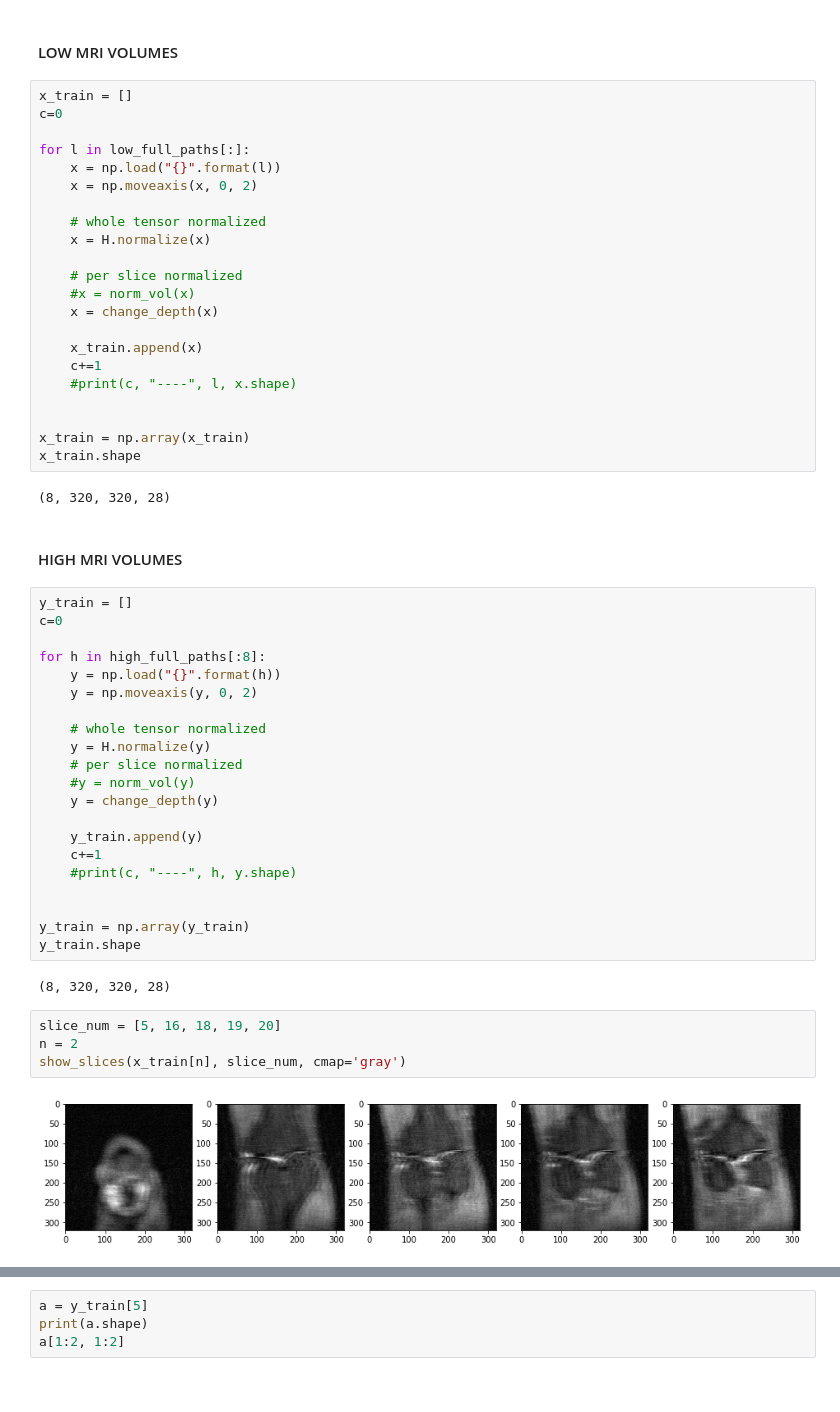
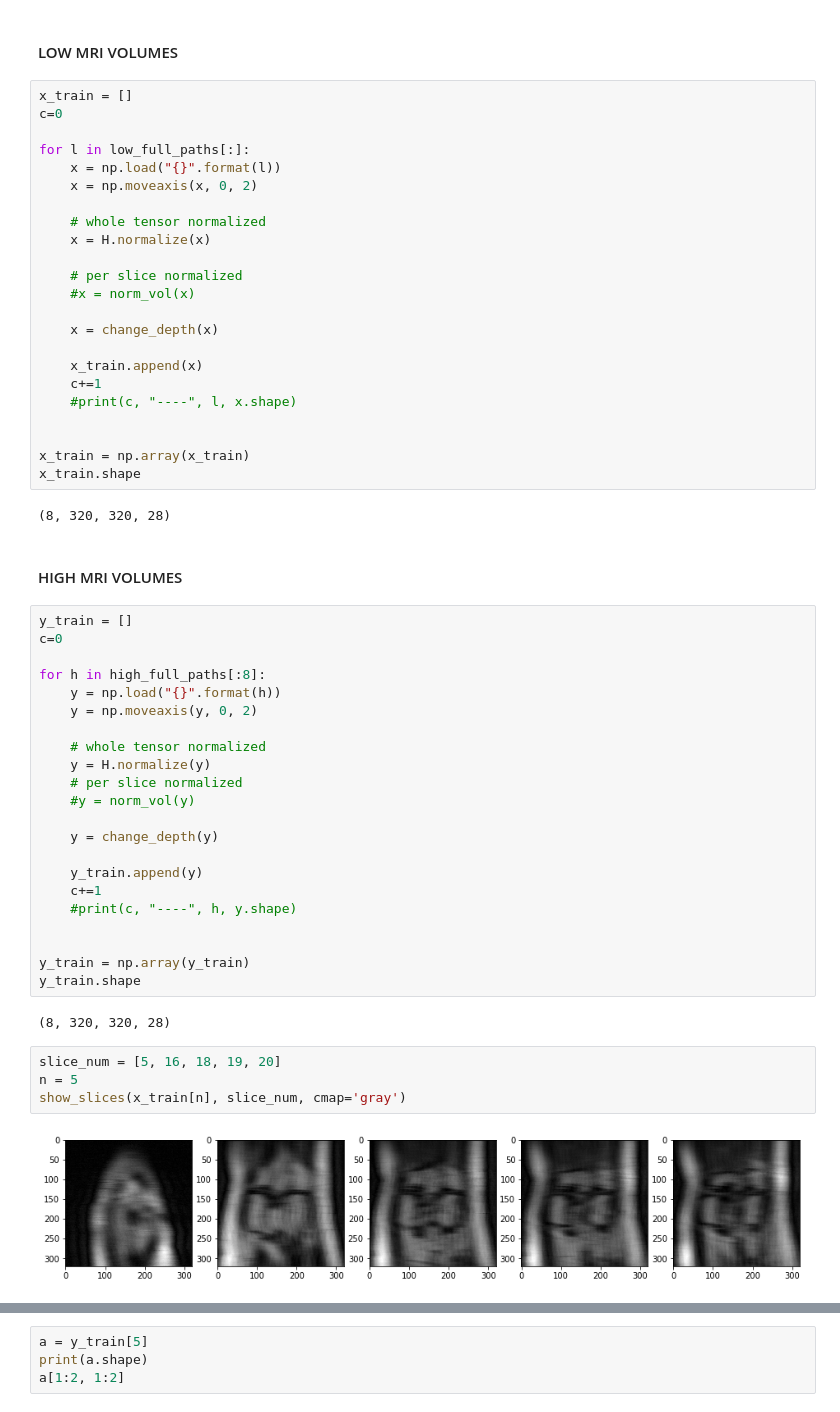
Before and after one commit to hasibzunair/res-unet-fastmri, a Jupyter notebook: train_data_load_3D.ipynb, the cells around one changed output, grey strips where cells are left out. Drawn from its saved outputs; the diff is of its cells as text.

```diff
--- a/train_data_load_3D.ipynb
+++ b/train_data_load_3D.ipynb
@@ -106,6 +106,7 @@ for l in low_full_paths[:]:
 
     # per slice normalized
     #x = norm_vol(x)
+
     x = change_depth(x)
 
     x_train.append(x)
@@ -131,6 +132,7 @@ for h in high_full_paths[:8]:
     y = H.normalize(y)
     # per slice normalized
     #y = norm_vol(y)
+
     y = change_depth(y)
 
     y_train.append(y)
@@ -144,10 +146,10 @@ y_train.shape
 (8, 320, 320, 28)
 # %%
 slice_num = [5, 16, 18, 19, 20]
-n = 2
+n = 5
 show_slices(x_train[n], slice_num, cmap='gray')
 # %% [output]
-[figure, old version]
+[figure, new version]
 # %%
 show_slices(y_train[n], slice_num, cmap='gray')
 # %% [output]
```
Also changed, not shown: parts of 1 cell of this notebook, 2 other files.
